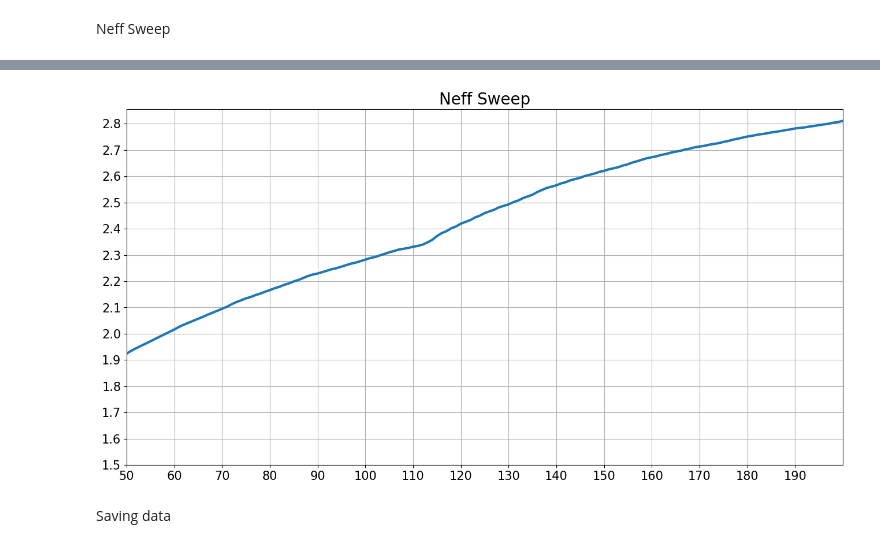
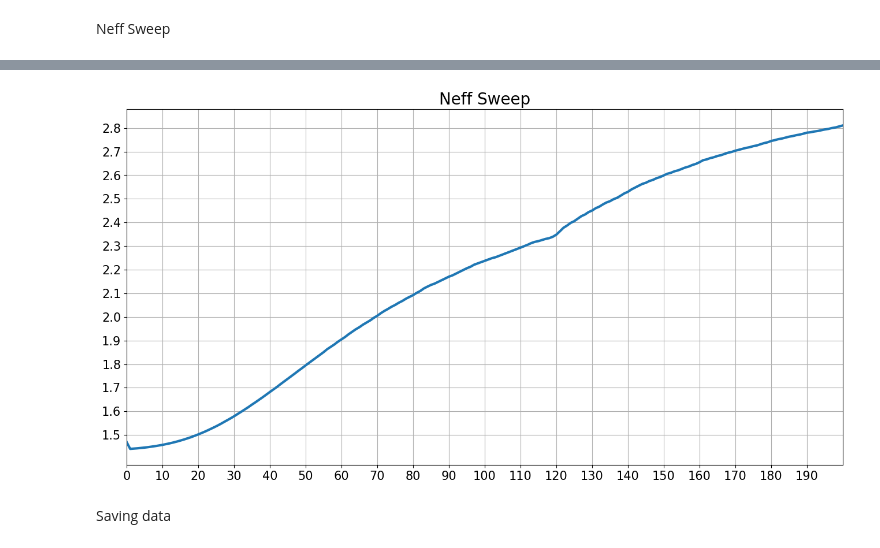
Before and after one commit to Leoopessoa/Edge-Coupler, a Jupyter notebook: Simulation/Components Assembly.ipynb, the cells around one changed output, grey strips where cells are left out. Drawn from its saved outputs; the diff is of its cells as text; code cells hidden in the pictures.

```diff
--- a/Simulation/Components Assembly.ipynb
+++ b/Simulation/Components Assembly.ipynb
@@ -460,15 +459,15 @@ LumApiError: "in getdata, the d-card named mode1 was not found.\n  Try the comma
 # %%
 plt.figure(figsize=(16,8))
 
 plt.title('Neff Sweep', fontsize = 20)
 plt.plot(x_sweep*1e6,neffsweep, linewidth = 3)
-plt.xlim(50, 200)
-plt.xticks(np.arange(50,200,10), fontsize = 15)
+plt.xlim(00, 200)
+plt.xticks(np.arange(00,200,10), fontsize = 15)
 #plt.ylim(1.6,3)
 plt.yticks(np.arange(1.5,2.81,0.1), fontsize = 15)
 plt.grid()
 # %% [output]
-[figure, old version]
+[figure, new version]
 # %% [markdown]
 Saving data
 # %%
```
Also changed, not shown: parts of 22 cells of this notebook, 20 other files.
